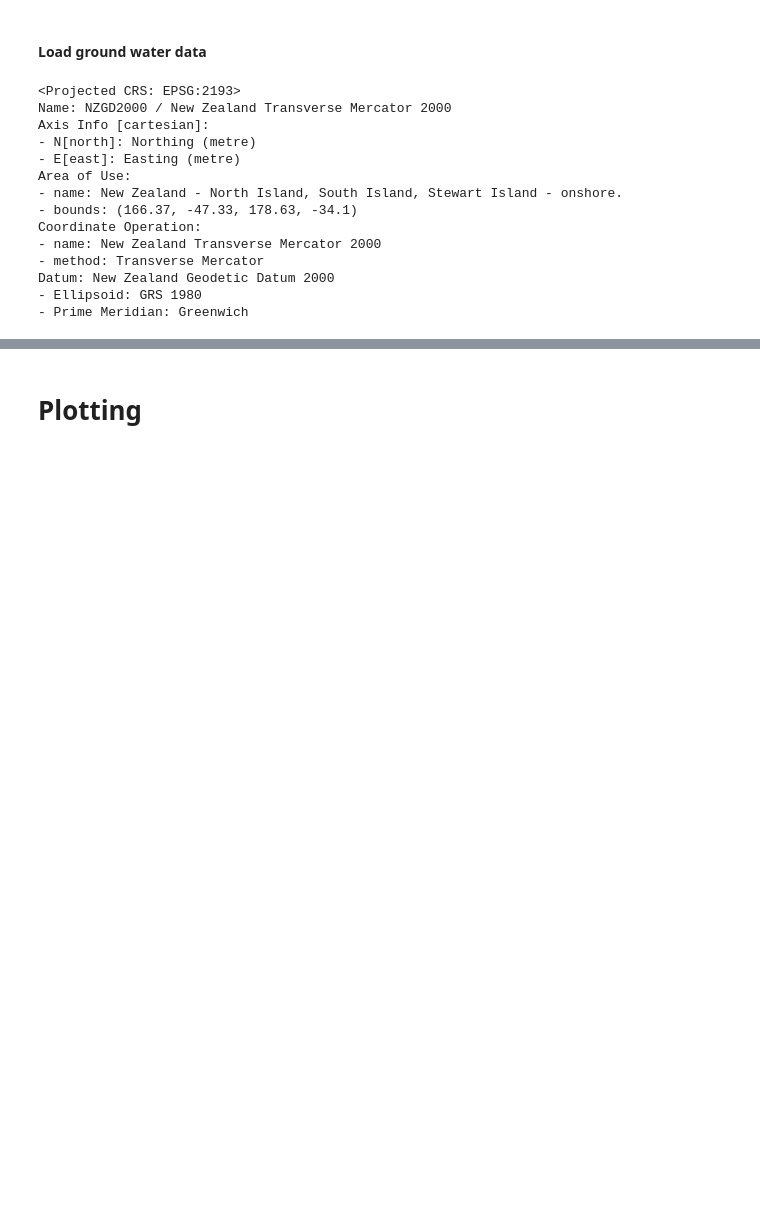
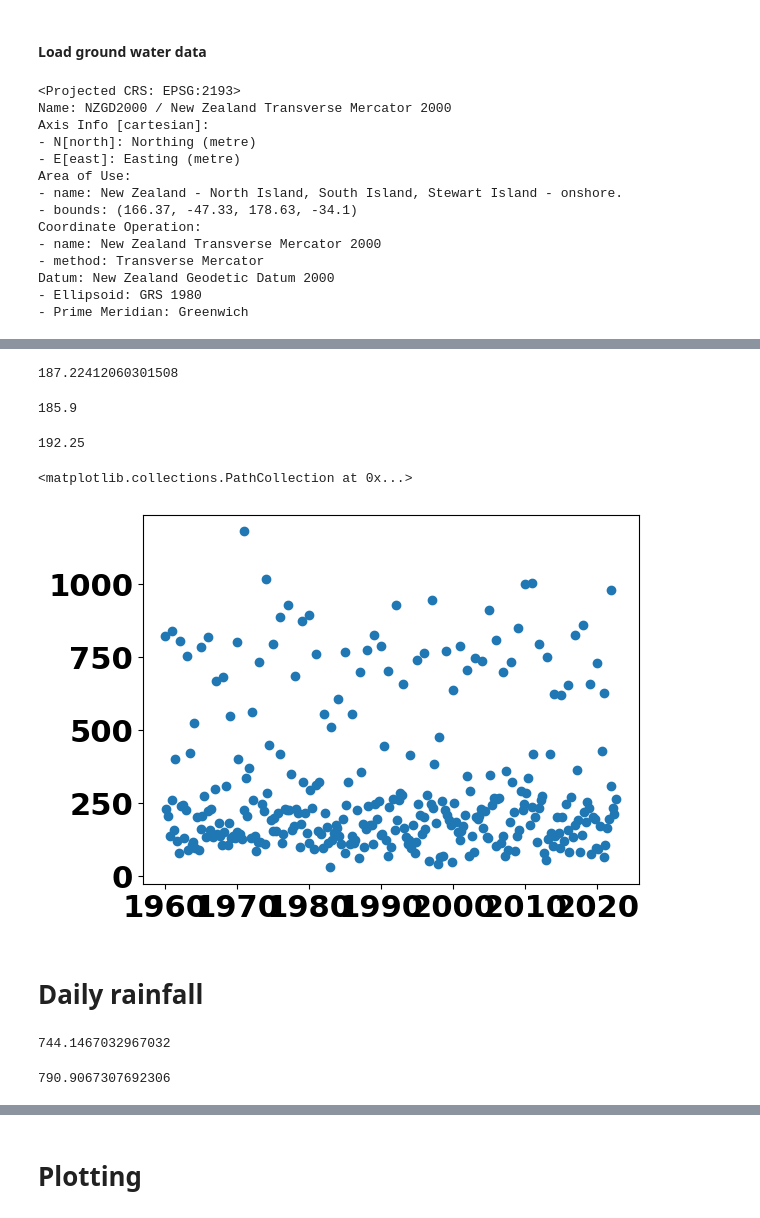
Before and after one commit to DeepSouthMaps/SpatialModelling, a Jupyter notebook: Loading_ncdf.ipynb, the cells around one changed output, grey strips where cells are left out. Drawn from its saved outputs; the diff is of its cells as text; code cells hidden in the pictures; blank space fills up the shorter version.

```diff
--- a/Loading_ncdf.ipynb
+++ b/Loading_ncdf.ipynb
@@ -149,0 +152,7 @@ Datum: New Zealand Geodetic Datum 2000
+# %%
+df_rainfall = pd.read_csv('annual-and-seasonal-rainfall-at-30-sites-1960-to-2022.csv')
+# %%
+df_rainfall = df_rainfall[df_rainfall.site=="Napier (Hawke's Bay)"]
+# %%
+df_rainfall['period_start'] = [datetime(int(x.split('-')[0]),int(x.split('-')[1]),int(x.split('-')[2])) for x in df_rainfall.period_start]
+df_rainfall['period_end'] = [datetime(int(x.split('-')[0]),int(x.split('-')[1]),int(x.split('-')[2])) for x in df_rainfall.period_end]
@@ -149,0 +188,19 @@ Datum: New Zealand Geodetic Datum 2000
+# %%
+np.mean(df_rainfall_base.precipitation)
+# %% [output]
+187.22412060301508
+# %%
+np.mean(df_rainfall_wet.precipitation)
+# %% [output]
+185.9
+# %%
+np.mean(df_rainfall_dry.precipitation)
+# %% [output]
+192.25
+# %%
+plt.scatter(df_rainfall.period_start,df_rainfall.precipitation)
+# %% [output]
+<matplotlib.collections.PathCollection at 0x...>
+[figure, added]
+# %% [markdown]
+# Daily rainfall
@@ -149,0 +215,8 @@ Datum: New Zealand Geodetic Datum 2000
+# %%
+np.sum(df_rainfall_daily_wet.rainfall)/((dry_end-dry_start).days/365.25)
+# %% [output]
+744.1467032967032
+# %%
+np.sum(df_rainfall_daily_dry.rainfall)/((wet_end-wet_start).days/365.25)
+# %% [output]
+790.9067307692306
```
Also changed, not shown: parts of 11 cells of this notebook, 12 other files.
